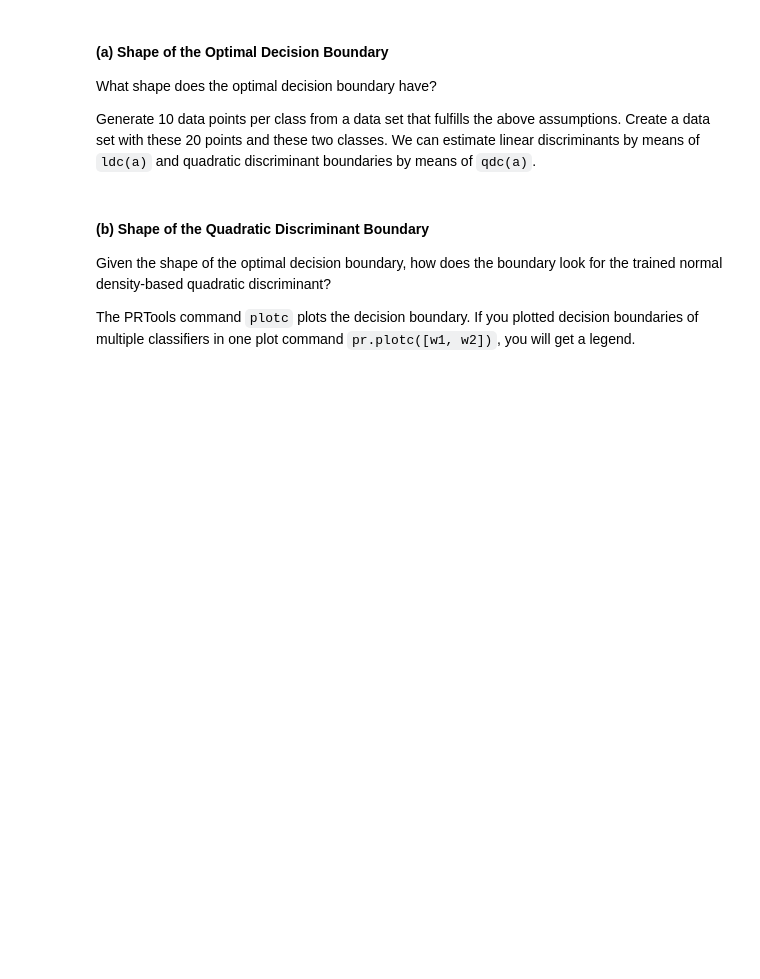
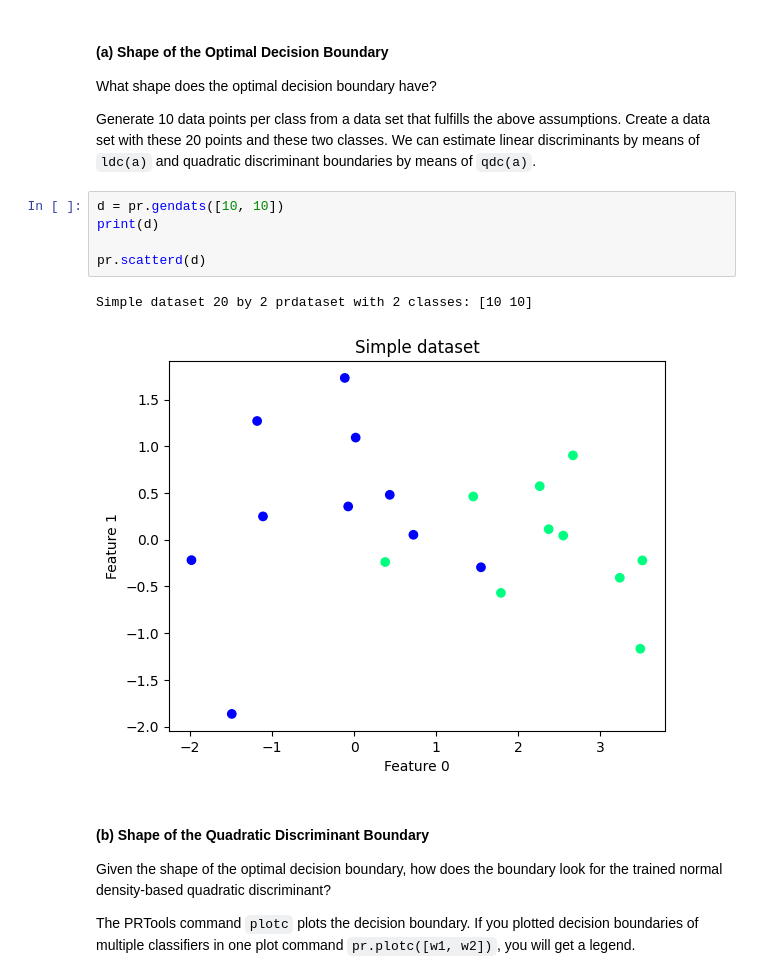
Before and after one commit to RensDur/DSAIT4005-Machine-and-Deep-Learning, a Jupyter notebook: Assignment-1.ipynb, the cells around one changed output. Cells and saved outputs as stored; diff of their text form; blank space fills up the shorter version.

```diff
--- a/Assignment-1.ipynb
+++ b/Assignment-1.ipynb
@@ -505,6 +505,14 @@ Consider two 2D normal distributions with different means but equal covariance m
 What shape does the optimal decision boundary have?
 
 Generate 10 data points per class from a data set that fulfills the above assumptions. Create a data set with these 20 points and these two classes. We can estimate linear discriminants by means of `ldc(a)` and quadratic discriminant boundaries by means of `qdc(a)`.
+# %%
+d = pr.gendats([10, 10])
+print(d)
+
+pr.scatterd(d)
+# %% [output]
+Simple dataset 20 by 2 prdataset with 2 classes: [10 10]
+[figure, added]
 # %% [markdown]
 #### (b) Shape of the Quadratic Discriminant Boundary
 
```
Also changed, not shown: parts of 14 cells of this notebook.
